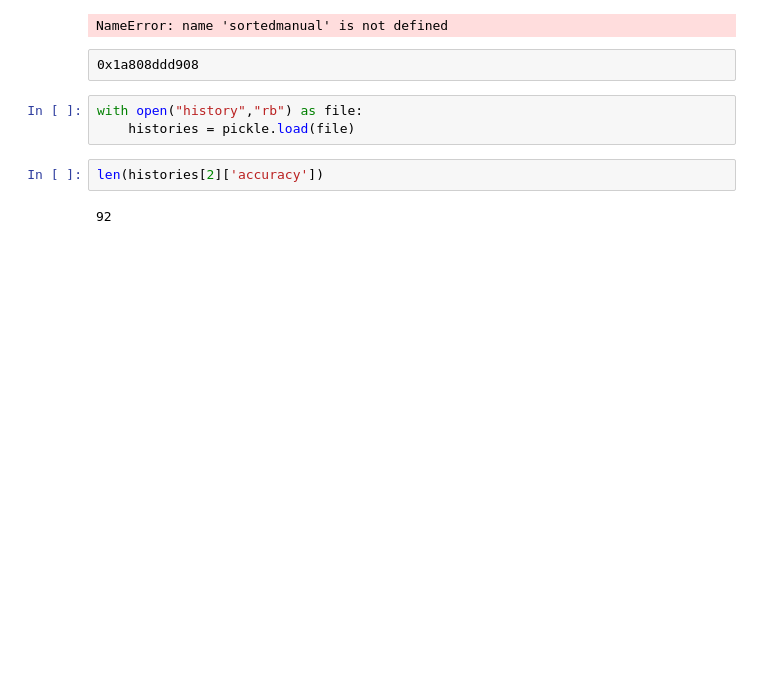
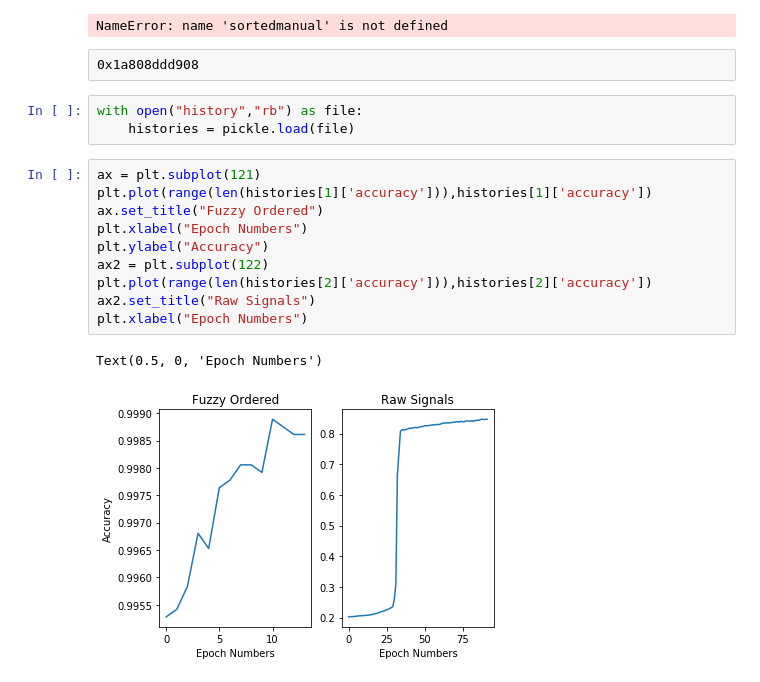
Before and after one commit to mehdikuchi/FuzzyNN, a Jupyter notebook: Fuzzy Sorting Simulation.ipynb, the cells around one changed output. Cells and saved outputs as stored; diff of their text form; blank space fills up the shorter version.

Commit message:
Plotting the results is added to the script and the notebook

```diff
--- a/Fuzzy Sorting Simulation.ipynb
+++ b/Fuzzy Sorting Simulation.ipynb
@@ -523,7 +523,16 @@ NameError: name 'sortedmanual' is not defined
 # %%
 with open("history","rb") as file:
     histories = pickle.load(file)
-# %%
-len(histories[2]['accuracy'])
-# %% [output]
-92
+# %%
+ax = plt.subplot(121)
+plt.plot(range(len(histories[1]['accuracy'])),histories[1]['accuracy'])
+ax.set_title("Fuzzy Ordered")
+plt.xlabel("Epoch Numbers")
+plt.ylabel("Accuracy")
+ax2 = plt.subplot(122)
+plt.plot(range(len(histories[2]['accuracy'])),histories[2]['accuracy'])
+ax2.set_title("Raw Signals")
+plt.xlabel("Epoch Numbers")
+# %% [output]
+Text(0.5, 0, 'Epoch Numbers')
+[figure, added]
```
Also changed, not shown: parts of 1 cell of this notebook, 3 other files.
